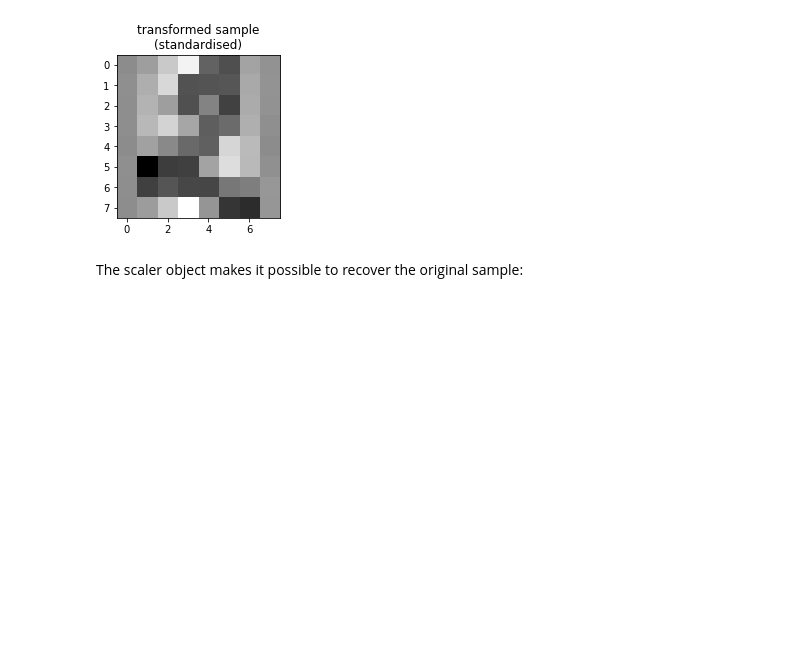
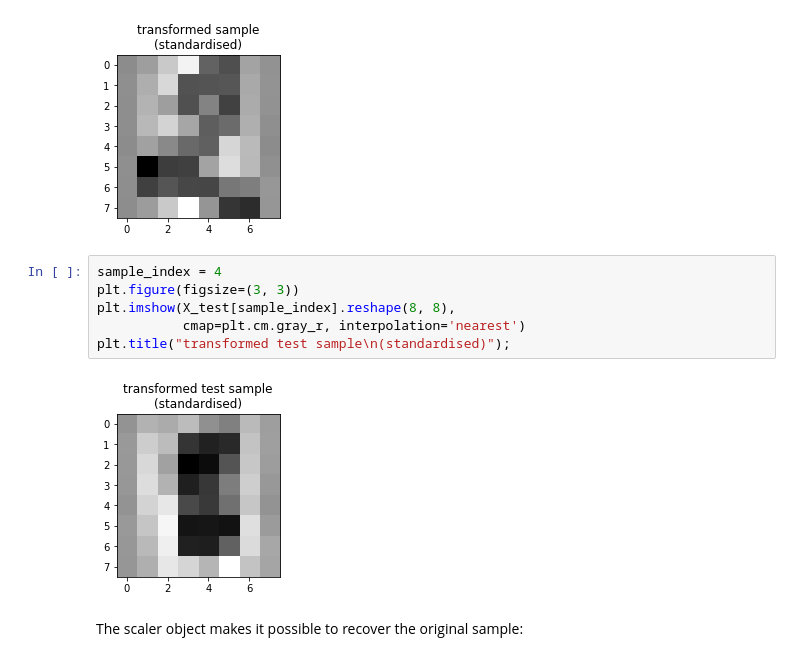
Before and after one commit to betatim/deep-nlp-class, a Jupyter notebook: day1/20-logistic-regression.ipynb, the cells around one changed output. Cells and saved outputs as stored; diff of their text form; blank space fills up the shorter version.

```diff
--- a/day1/20-logistic-regression.ipynb
+++ b/day1/20-logistic-regression.ipynb
@@ -110,6 +121,14 @@ plt.imshow(X_train[sample_index].reshape(8, 8),
 plt.title("transformed sample\n(standardised)");
 # %% [output]
 [figure]
+# %%
+sample_index = 4
+plt.figure(figsize=(3, 3))
+plt.imshow(X_test[sample_index].reshape(8, 8),
+           cmap=plt.cm.gray_r, interpolation='nearest')
+plt.title("transformed test sample\n(standardised)");
+# %% [output]
+[figure, added]
 # %% [markdown]
 The scaler object makes it possible to recover the original sample:
 # %%
```
Also changed, not shown: parts of 22 cells of this notebook, 22 other files.
